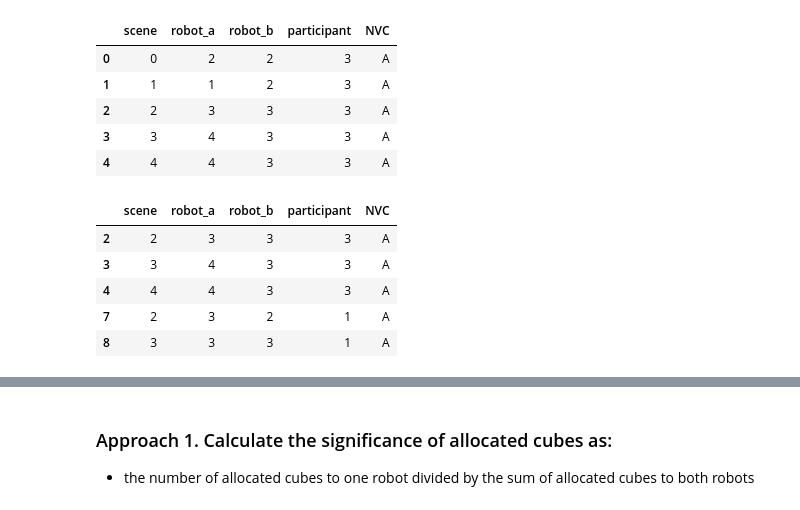
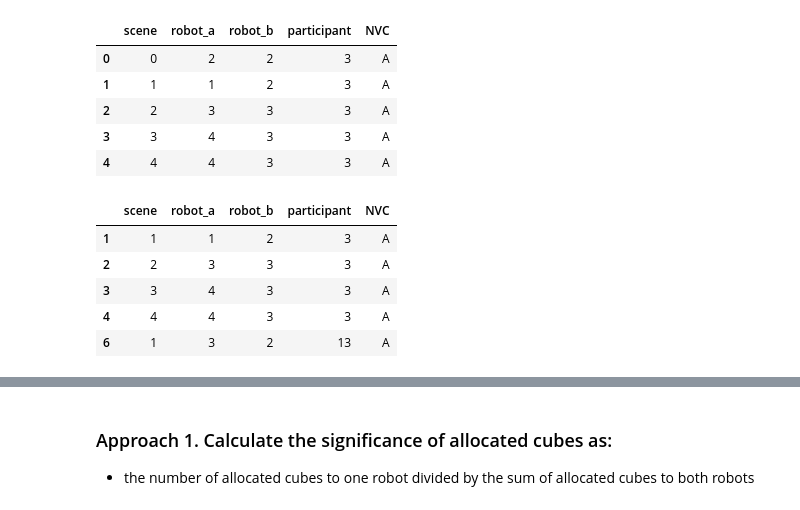
Before and after one commit to nilesh0109/PHRI_1920, a Jupyter notebook: evaluation/count_cubes_evaluation.ipynb, the cells around one changed output, grey strips where cells are left out. Saved outputs shown, nothing was run; the diff lists cells and outputs as text; code cells hidden in the pictures.

```diff
--- a/evaluation/count_cubes_evaluation.ipynb
+++ b/evaluation/count_cubes_evaluation.ipynb
@@ -49,15 +49,15 @@ raw_data.head()
 | 4 | 4 | 4 | 3 | 3 | A |
 # %%
 # Only from scene 2 to 4
-filtered_data = raw_data[raw_data["scene"] > 1]
+filtered_data = raw_data[raw_data["scene"] > 0]
 filtered_data.head()
 # %% [output]
 |  | scene | robot_a | robot_b | participant | NVC |
+| 1 | 1 | 1 | 2 | 3 | A |
 | 2 | 2 | 3 | 3 | 3 | A |
 | 3 | 3 | 4 | 3 | 3 | A |
 | 4 | 4 | 4 | 3 | 3 | A |
-| 7 | 2 | 3 | 2 | 1 | A |
-| 8 | 3 | 3 | 3 | 1 | A |
+| 6 | 1 | 3 | 2 | 13 | A |
 # %%
 # Find the total amount of cubes that participants allocated
 cubes_per_participant = filtered_data.groupby("participant").sum()
```
Also changed, not shown: parts of 10 cells of this notebook.
